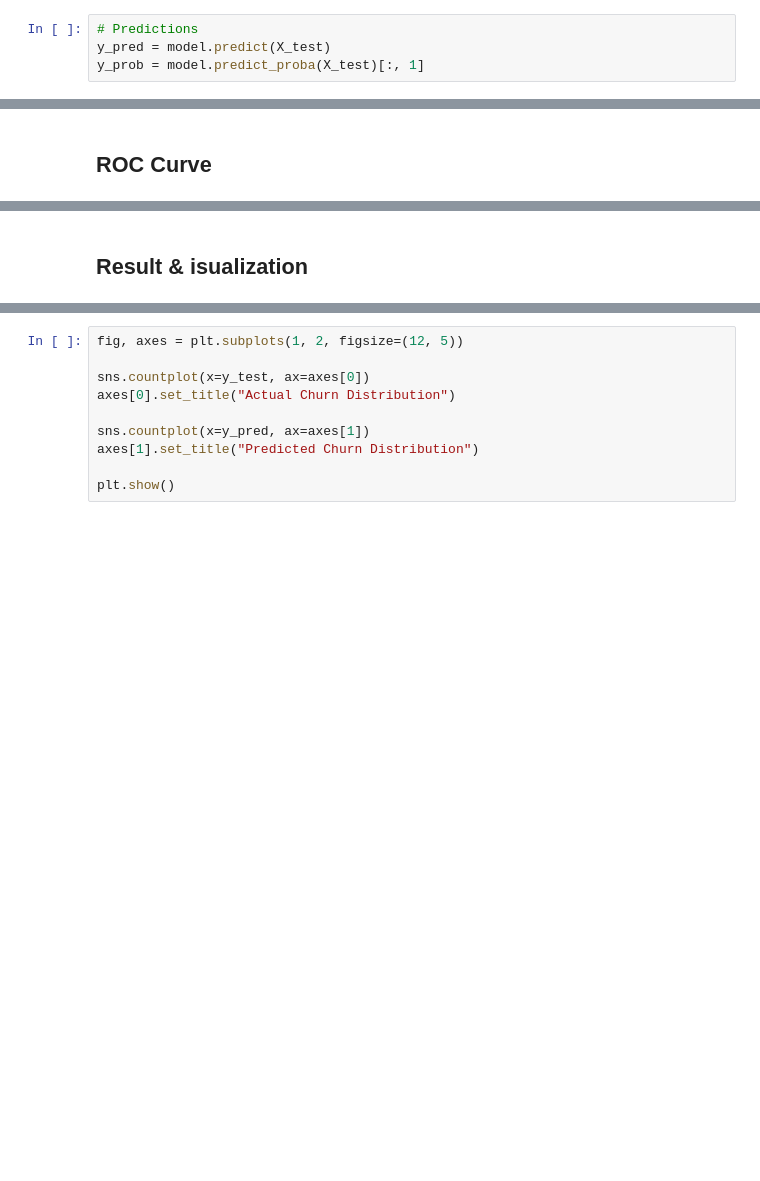
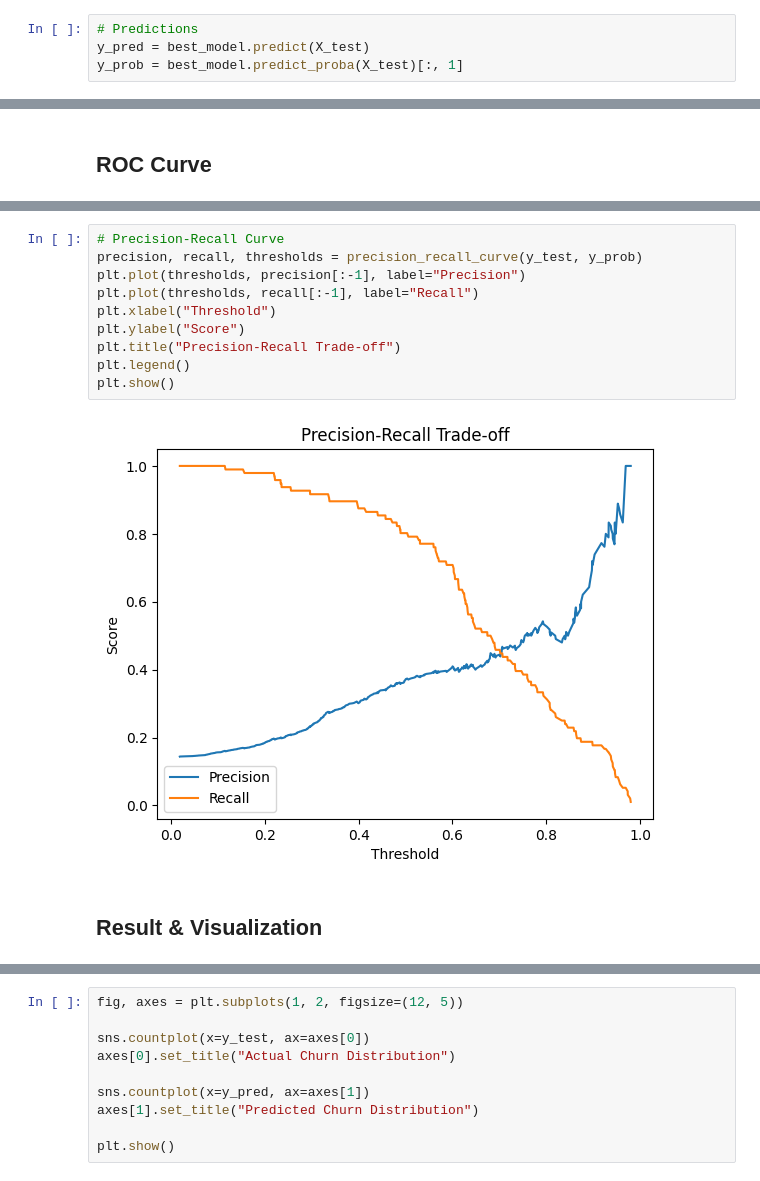
Before and after one commit to RyanGA09/codveda-ml-submission, a Jupyter notebook: Level 2 Intermediate/Task_1_Logistic_Regression/logistic_regression.ipynb, the cells around one changed output, grey strips where cells are left out. Drawn from its saved outputs; the diff is of its cells as text; blank space fills up the shorter version.

```diff
--- a/Level 2 Intermediate/Task_1_Logistic_Regression/logistic_regression.ipynb
+++ b/Level 2 Intermediate/Task_1_Logistic_Regression/logistic_regression.ipynb
@@ -120,8 +147,8 @@ LogisticRegression(class_weight='balanced', max_iter=500, random_state=42,
 ## Predict
 # %%
 # Predictions
-y_pred = model.predict(X_test)
-y_prob = model.predict_proba(X_test)[:, 1]
+y_pred = best_model.predict(X_test)
+y_prob = best_model.predict_proba(X_test)[:, 1]
 # %% [markdown]
 ## Evaluate
 # %%
@@ -144,2 +220,14 @@ roc_auc = auc(fpr, tpr)
+# %%
+# Precision-Recall Curve
+precision, recall, thresholds = precision_recall_curve(y_test, y_prob)
+plt.plot(thresholds, precision[:-1], label="Precision")
+plt.plot(thresholds, recall[:-1], label="Recall")
+plt.xlabel("Threshold")
+plt.ylabel("Score")
+plt.title("Precision-Recall Trade-off")
+plt.legend()
+plt.show()
+# %% [output]
+[figure, added]
 # %% [markdown]
-## Result & isualization
+## Result & Visualization
```
Also changed, not shown: parts of 12 cells of this notebook, 4 other files.
